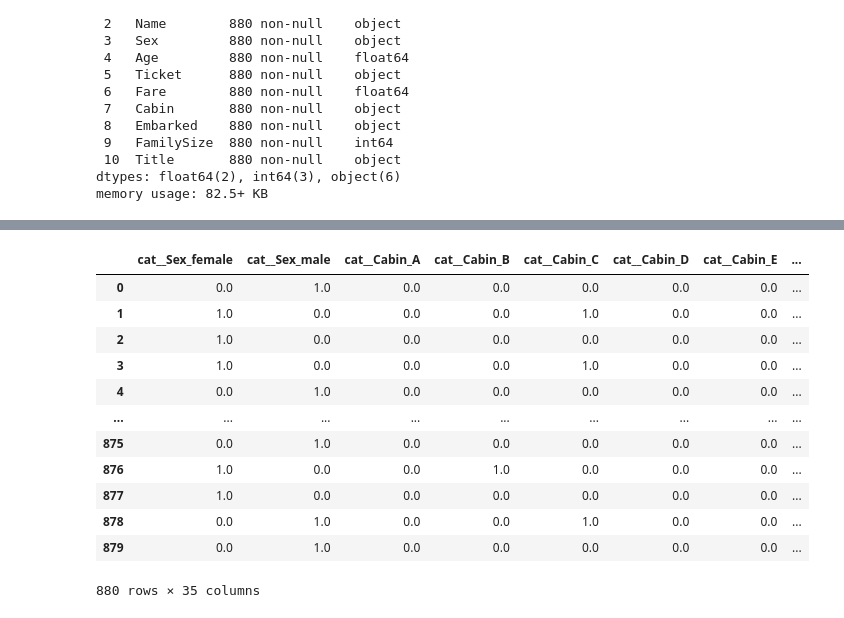
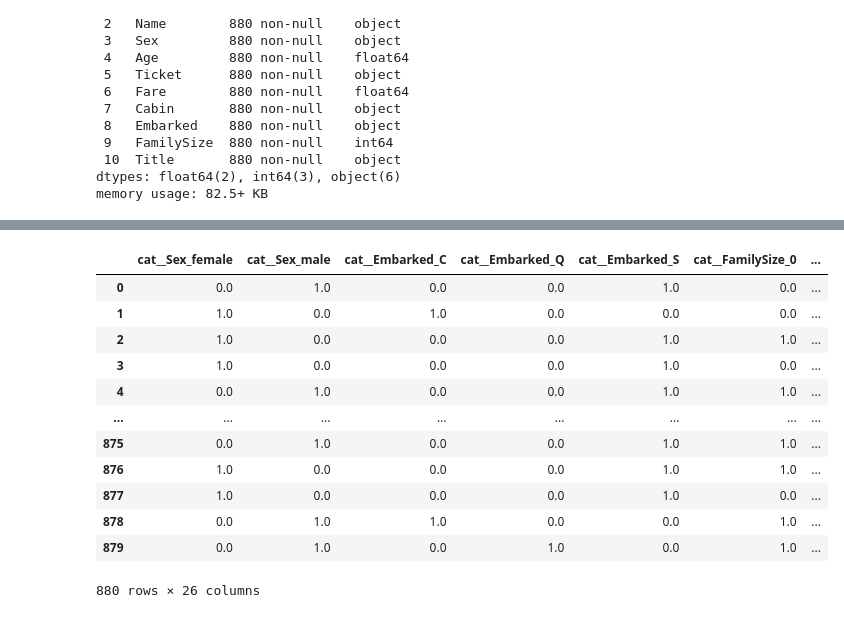
Before and after one commit to mrzlkaaa/dl_structured_data, a Jupyter notebook: titanic_disaster/jupyter/ML/titanic_disaster.ipynb, the cells around one changed output, grey strips where cells are left out. Cells and saved outputs as stored; diff of their text form; code cells hidden in the pictures.

```diff
--- a/titanic_disaster/jupyter/ML/titanic_disaster.ipynb
+++ b/titanic_disaster/jupyter/ML/titanic_disaster.ipynb
@@ -332,5 +345,8 @@ df = df.drop(columns="Ticket")
 # %%
 # "Pclass" doesn't require any preprocessing
+# "FamilySize" also can be considerd as ranking like column
 categorical_cols = ["Sex", "Embarked", "FamilySize", "Title"]
-numerical_cols = ["Age", "Fare" ]
-ranking_cols = "Cabin"
+numerical_cols = ["Age", "Fare"]
+ranking_cols = ["Cabin"]
+without_preprocessing = set(df.columns).difference(set([*categorical_cols, *numerical_cols, *ranking_cols]))
+without_preprocessing
@@ -337,9 +355,10 @@ ranking_cols = "Cabin"
 # %%
 # define classes to preprocess numerical and categorical data
-from sklearn.preprocessing import StandardScaler, OneHotEncoder, LabelEncoder
+from sklearn.preprocessing import StandardScaler, OneHotEncoder, OrdinalEncoder
 scalar_encoder = StandardScaler()
 oh_encoder = OneHotEncoder()
-label_encoder = LabelEncoder()
+# encode into ranking like style (just a try cuz it may be a reason of label trap)
+ordinal_encoder = OrdinalEncoder()
 # %%
 def create_transformer(dtype, cols):
     if dtype == "cat":
@@ -347,7 +366,7 @@ def create_transformer(dtype, cols):
     elif dtype == "num":
         encoder = scalar_encoder
     elif dtype == "rank":
-        encoder = label_encoder
+        encoder = ordinal_encoder
     return (dtype, encoder, cols)
 # %%
 categorical = create_transformer("cat", categorical_cols)
@@ -365,4 +386,5 @@ ColumnTransformer(transformers=[('cat', OneHotEncoder(),
 # %%
-arr_prepared = ct.fit_transform(df)
+# apply transorm method on early prepared ColumnTransformer
+columns_prepared = ct.fit_transform(df)
 ct.get_feature_names_out()
 # %% [output]
@@ -390,17 +400,18 @@ df_prepared.toarray(), ct.get_feature_names_out()
 # %%
-new_df = pd.DataFrame(df_prepared.toarray(), columns=ct.get_feature_names_out())
-new_df
+df_processed = pd.DataFrame(columns_prepared.toarray(), columns=ct.get_feature_names_out())
+df_processed = df_processed.set_index(np.arange(0,len(df_processed),1))
+df_processed
 # %% [output]
-|  | cat__Sex_female | cat__Sex_male | cat__Cabin_A | cat__Cabin_B | cat__Cabin_C | cat__Cabin_D | cat__Cabin_E | ... |
-| 0 | 0.0 | 1.0 | 0.0 | 0.0 | 0.0 | 0.0 | 0.0 | ... |
-| 1 | 1.0 | 0.0 | 0.0 | 0.0 | 1.0 | 0.0 | 0.0 | ... |
-| 2 | 1.0 | 0.0 | 0.0 | 0.0 | 0.0 | 0.0 | 0.0 | ... |
-| 3 | 1.0 | 0.0 | 0.0 | 0.0 | 1.0 | 0.0 | 0.0 | ... |
-| 4 | 0.0 | 1.0 | 0.0 | 0.0 | 0.0 | 0.0 | 0.0 | ... |
-| ... | ... | ... | ... | ... | ... | ... | ... | ... |
-| 875 | 0.0 | 1.0 | 0.0 | 0.0 | 0.0 | 0.0 | 0.0 | ... |
-| 876 | 1.0 | 0.0 | 0.0 | 1.0 | 0.0 | 0.0 | 0.0 | ... |
-| 877 | 1.0 | 0.0 | 0.0 | 0.0 | 0.0 | 0.0 | 0.0 | ... |
-| 878 | 0.0 | 1.0 | 0.0 | 0.0 | 1.0 | 0.0 | 0.0 | ... |
-| 879 | 0.0 | 1.0 | 0.0 | 0.0 | 0.0 | 0.0 | 0.0 | ... |
+|  | cat__Sex_female | cat__Sex_male | cat__Embarked_C | cat__Embarked_Q | cat__Embarked_S | cat__FamilySize_0 | ... |
+| 0 | 0.0 | 1.0 | 0.0 | 0.0 | 1.0 | 0.0 | ... |
+| 1 | 1.0 | 0.0 | 1.0 | 0.0 | 0.0 | 0.0 | ... |
+| 2 | 1.0 | 0.0 | 0.0 | 0.0 | 1.0 | 1.0 | ... |
+| 3 | 1.0 | 0.0 | 0.0 | 0.0 | 1.0 | 0.0 | ... |
+| 4 | 0.0 | 1.0 | 0.0 | 0.0 | 1.0 | 1.0 | ... |
+| ... | ... | ... | ... | ... | ... | ... | ... |
+| 875 | 0.0 | 1.0 | 0.0 | 0.0 | 1.0 | 1.0 | ... |
+| 876 | 1.0 | 0.0 | 0.0 | 0.0 | 1.0 | 1.0 | ... |
+| 877 | 1.0 | 0.0 | 0.0 | 0.0 | 1.0 | 0.0 | ... |
+| 878 | 0.0 | 1.0 | 1.0 | 0.0 | 0.0 | 1.0 | ... |
+| 879 | 0.0 | 1.0 | 0.0 | 1.0 | 0.0 | 1.0 | ... |
-880 rows × 35 columns
+880 rows × 26 columns
```
Also changed, not shown: parts of 33 cells of this notebook.
